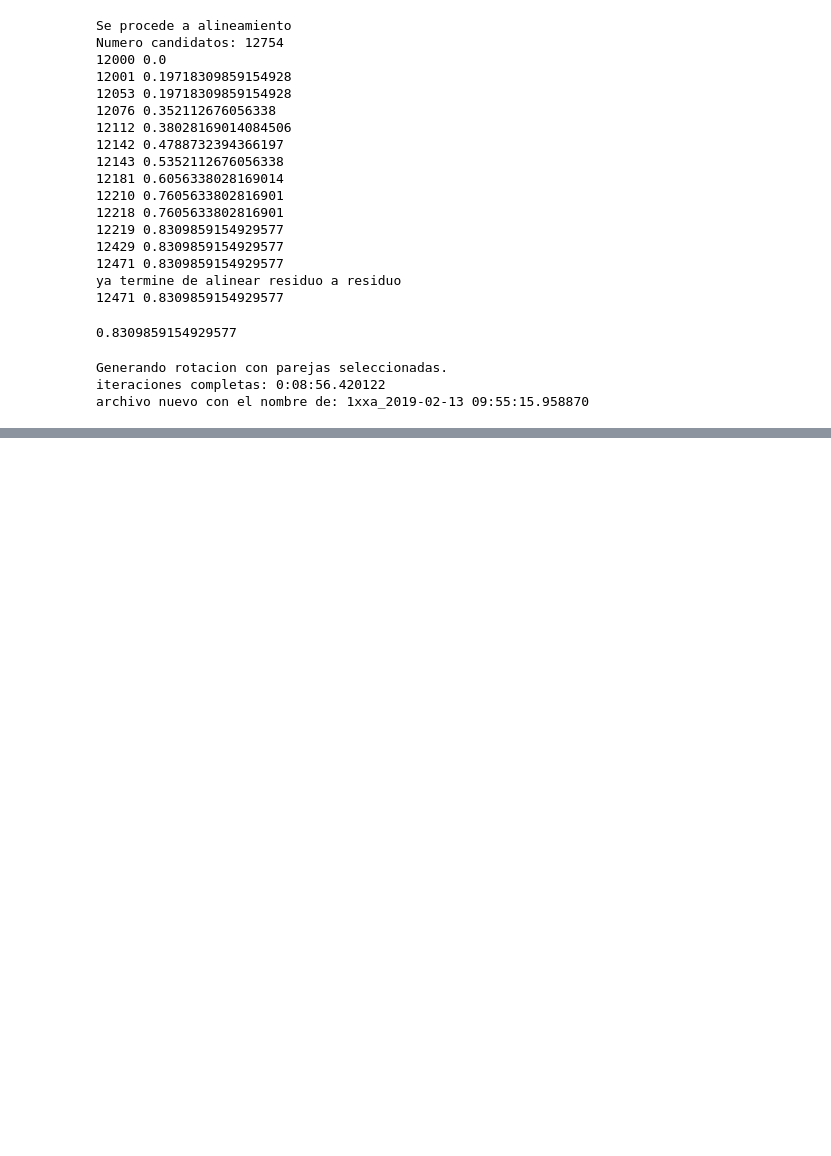
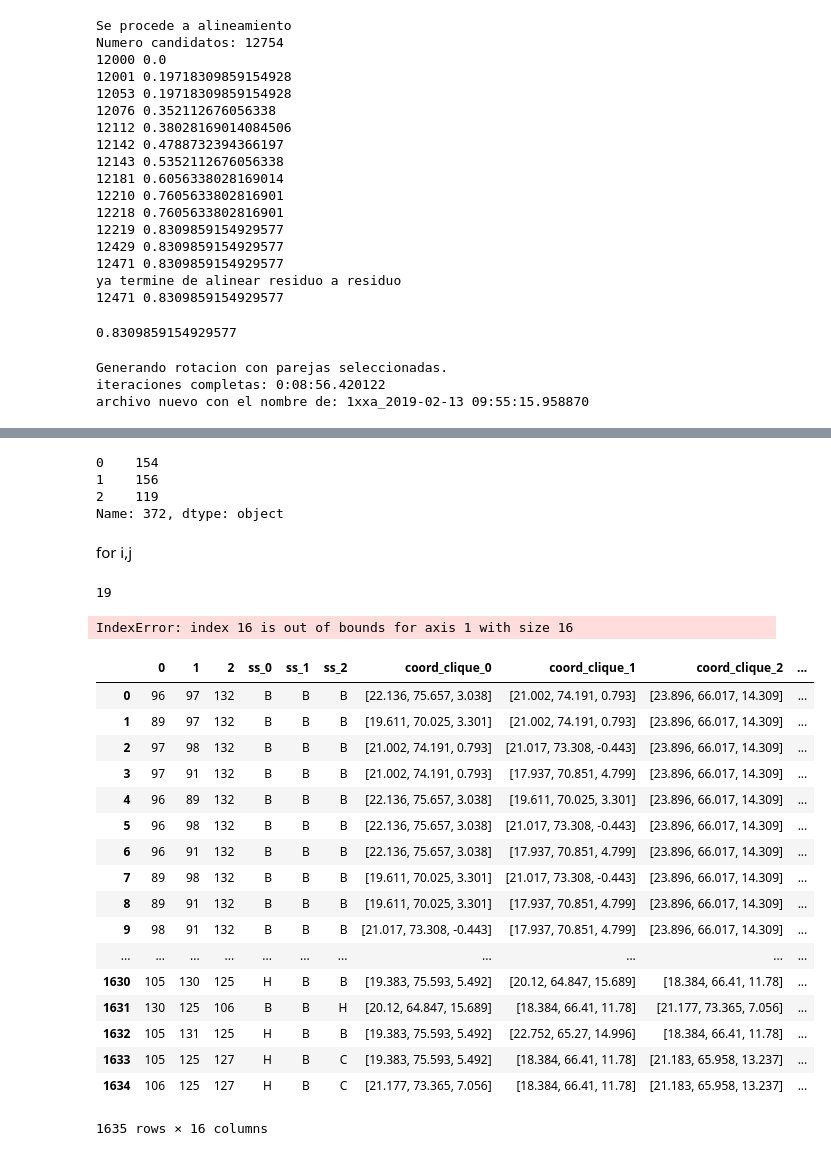
Before and after one commit to marciniega/pdbmani, a Jupyter notebook: Serch/Experimentos/Check_Software_Completo.ipynb, the cells around one changed output, grey strips where cells are left out. Saved outputs shown, nothing was run; the diff lists cells and outputs as text; code cells hidden in the pictures; blank space fills up the shorter version.

```diff
--- a/Serch/Experimentos/Check_Software_Completo.ipynb
+++ b/Serch/Experimentos/Check_Software_Completo.ipynb
@@ -266,8 +270,23 @@ def iter_rmsd(new_df_cliques1,new_df_cliques2,number_elements_clique):
     print('numero de candidatos:', df_candidatos.shape[0])
     print('tiempo pasado:', time - timenow)
 
+#     for i in range(df_candidatos.shape[0]):
+#         if df_candidatos.iloc[i].candidato_clique_1 == 190:
+#             print(new_df_cliques1.iloc[190])
+#     print("////////"*20)
+
+#     for i in range(len(new_df_cliques1)):
+#         if [float(j) for j in new_df_cliques1[[0,1,2]].values[i]] == [99.0, 100.0, 101.0]:
+#             print(new_df_cliques1.iloc[:, :number_elements_clique].values[i])
+
+#     for i in range(len(new_df_cliques2)):
+#         if [float(j) for j in new_df_cliques2[[0,1,2]].values[i]] == [166.0, 167.0, 168.0]:
+#             print(new_df_cliques2.iloc[:, :number_elements_clique].values[i])
+
+
     # Se agrega un nuevo elemento a los cliques.
     if number_elements_clique < 7:
+
         new_df_cliques1 = fc.add_element_clique(df_cliques1, 'candidato_clique_1', cliques1, df_candidatos, number_elements_clique)
         new_df_cliques2 = fc.add_element_clique(df_cliques2, 'candidato_clique_2', cliques2, df_candidatos, number_elements_clique)
         number_elements_clique = number_elements_clique + 1
@@ -286,6 +305,7 @@ for k in range(5):
         new_df_cliques1, new_df_cliques2, number_elements_clique)
     print("iteracion", k + 1,"numero de elementos:", number_elements_clique)
     print("===" * 10)
+    break
 
 time_all = datetime.datetime.now()
 print('tiempo generando cliques candidatos pasando por todos los filtros:', time_all - timenow)
@@ -309,0 +346,6 @@ tiempo generando cliques candidatos pasando por todos los filtros: 0:02:18.59047
+# %%
+clique_in_protein_1 = df_rmsd_1[11751, 3]  # se extrae el indice de los cliques
+clique_in_protein_2 = df_rmsd_1[11751, 4]
+# %%
+los_del_clique_1 = df_new_df_clique1[clique_in_protein_1, [0, 1, 2, 3, 4, 5, 6]]
+los_del_clique_2 = df_new_df_clique2[clique_in_protein_2, [0, 1, 2, 3, 4, 5, 6]]
@@ -651,0 +1202,43 @@ archivo nuevo con el nombre de: 1xxa_2019-02-13 09:55:15.958870
+# %%
+pre_df_cliques2.iloc[372][[0,1,2]].head()
+# %% [output]
+0    154
+1    156
+2    119
+Name: 372, dtype: object
+# %% [markdown]
+for i,j
+# %%
+idx_rmsd2
+# %% [output]
+19
+# %%
+idx_rmsd1, idx_rmsd2 = 3 * number_elements_clique, 4 * number_elements_clique + 3 # guardas la posicion de los vectores
+
+array_df_cliques1 = df_cliques1.values[:, range(idx_rmsd1, idx_rmsd2)]  # del 9 al 15
+array_df_cliques2 = df_cliques2.values[:, range(idx_rmsd1, idx_rmsd2)]
+
+fc.get_rot_vector([1625,997],array_df_cliques1,array_df_cliques2,3)
+# %% [output]
+IndexError: index 16 is out of bounds for axis 1 with size 16
+# %%
+df_cliques1
+# %% [output]
+|  | 0 | 1 | 2 | ss_0 | ss_1 | ss_2 | coord_clique_0 | coord_clique_1 | coord_clique_2 | ... |
+| 0 | 96 | 97 | 132 | B | B | B | [22.136, 75.657, 3.038] | [21.002, 74.191, 0.793] | [23.896, 66.017, 14.309] | ... |
+| 1 | 89 | 97 | 132 | B | B | B | [19.611, 70.025, 3.301] | [21.002, 74.191, 0.793] | [23.896, 66.017, 14.309] | ... |
+| 2 | 97 | 98 | 132 | B | B | B | [21.002, 74.191, 0.793] | [21.017, 73.308, -0.443] | [23.896, 66.017, 14.309] | ... |
+| 3 | 97 | 91 | 132 | B | B | B | [21.002, 74.191, 0.793] | [17.937, 70.851, 4.799] | [23.896, 66.017, 14.309] | ... |
+| 4 | 96 | 89 | 132 | B | B | B | [22.136, 75.657, 3.038] | [19.611, 70.025, 3.301] | [23.896, 66.017, 14.309] | ... |
+| 5 | 96 | 98 | 132 | B | B | B | [22.136, 75.657, 3.038] | [21.017, 73.308, -0.443] | [23.896, 66.017, 14.309] | ... |
+| 6 | 96 | 91 | 132 | B | B | B | [22.136, 75.657, 3.038] | [17.937, 70.851, 4.799] | [23.896, 66.017, 14.309] | ... |
+| 7 | 89 | 98 | 132 | B | B | B | [19.611, 70.025, 3.301] | [21.017, 73.308, -0.443] | [23.896, 66.017, 14.309] | ... |
+| 8 | 89 | 91 | 132 | B | B | B | [19.611, 70.025, 3.301] | [17.937, 70.851, 4.799] | [23.896, 66.017, 14.309] | ... |
+| 9 | 98 | 91 | 132 | B | B | B | [21.017, 73.308, -0.443] | [17.937, 70.851, 4.799] | [23.896, 66.017, 14.309] | ... |
+| ... | ... | ... | ... | ... | ... | ... | ... | ... | ... | ... |
+| 1630 | 105 | 130 | 125 | H | B | B | [19.383, 75.593, 5.492] | [20.12, 64.847, 15.689] | [18.384, 66.41, 11.78] | ... |
+| 1631 | 130 | 125 | 106 | B | B | H | [20.12, 64.847, 15.689] | [18.384, 66.41, 11.78] | [21.177, 73.365, 7.056] | ... |
+| 1632 | 105 | 131 | 125 | H | B | B | [19.383, 75.593, 5.492] | [22.752, 65.27, 14.996] | [18.384, 66.41, 11.78] | ... |
+| 1633 | 105 | 125 | 127 | H | B | C | [19.383, 75.593, 5.492] | [18.384, 66.41, 11.78] | [21.183, 65.958, 13.237] | ... |
+| 1634 | 106 | 125 | 127 | H | B | C | [21.177, 73.365, 7.056] | [18.384, 66.41, 11.78] | [21.183, 65.958, 13.237] | ... |
+1635 rows × 16 columns
```
Also changed, not shown: parts of 30 cells of this notebook, 29 other files.
